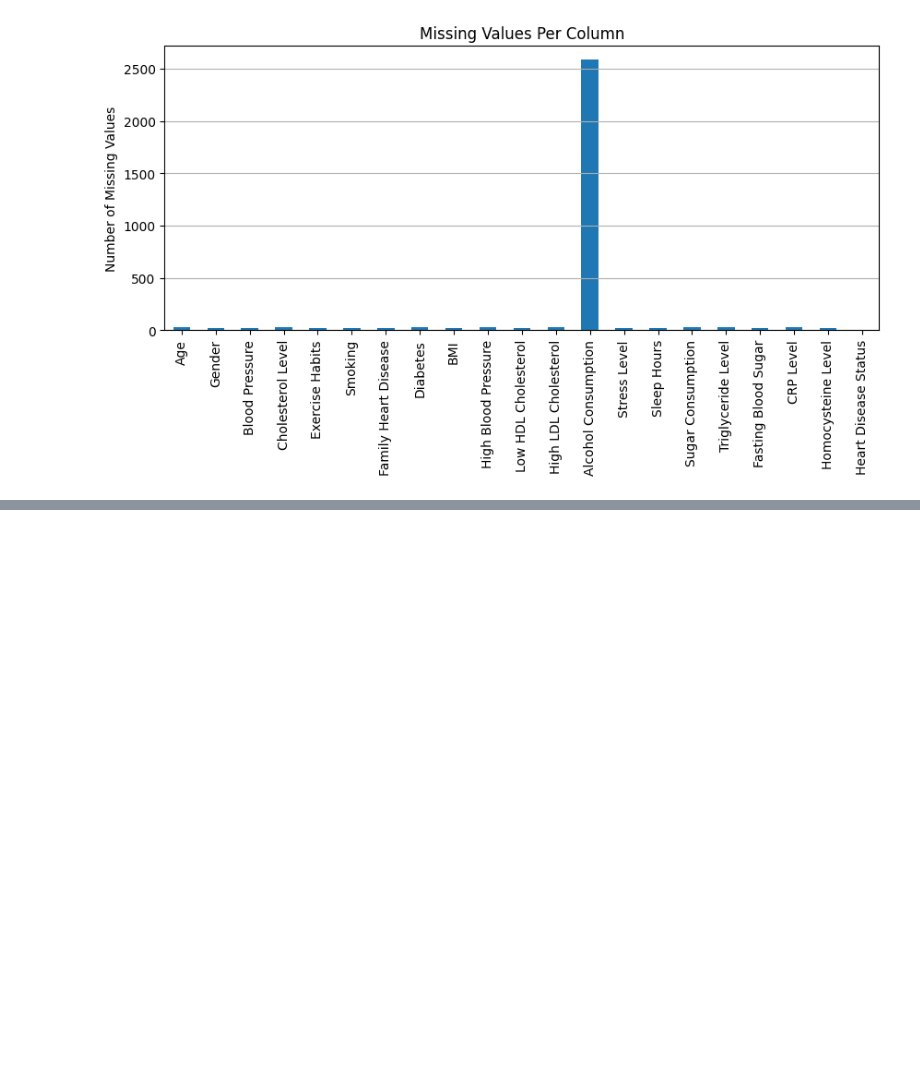
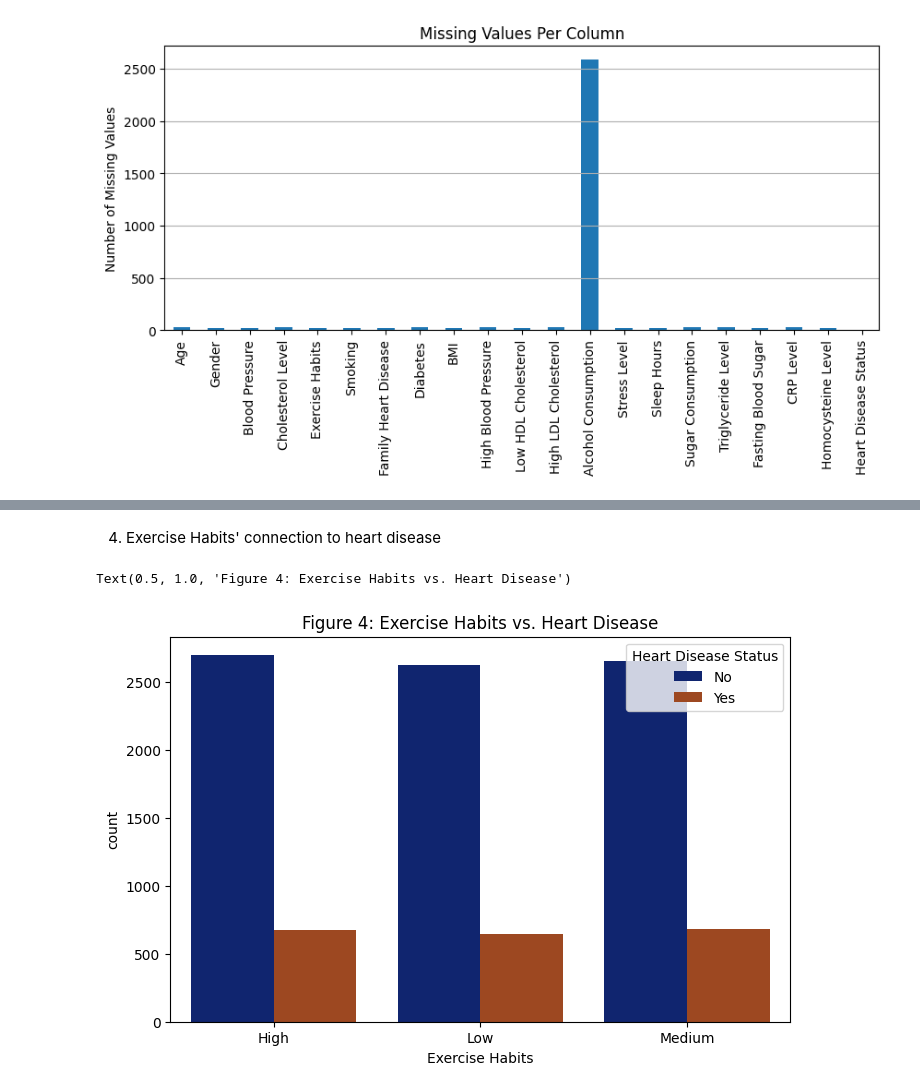
Before and after one commit to Markus8888888/heart-disease-prediction, a Jupyter notebook: notebooks/1_exploratory_data_analysis.ipynb, the cells around one changed output, grey strips where cells are left out. Drawn from its saved outputs; the diff is of its cells as text; code cells hidden in the pictures; blank space fills up the shorter version.

```diff
--- a/notebooks/1_exploratory_data_analysis.ipynb
+++ b/notebooks/1_exploratory_data_analysis.ipynb
@@ -108,0 +156,9 @@ freq                  2500         3387              3390                 8000
+# %% [markdown]
+4. Exercise Habits' connection to heart disease
+# %%
+plt.figure(figsize = (8, 5))
+sns.countplot(x = "Exercise Habits", hue = "Heart Disease Status", data = df, palette = "dark")
+plt.title("Figure 4: Exercise Habits vs. Heart Disease")
+# %% [output]
+Text(0.5, 1.0, 'Figure 4: Exercise Habits vs. Heart Disease')
+[figure, added]
```
Also changed, not shown: parts of 13 cells of this notebook, 2 other files.
